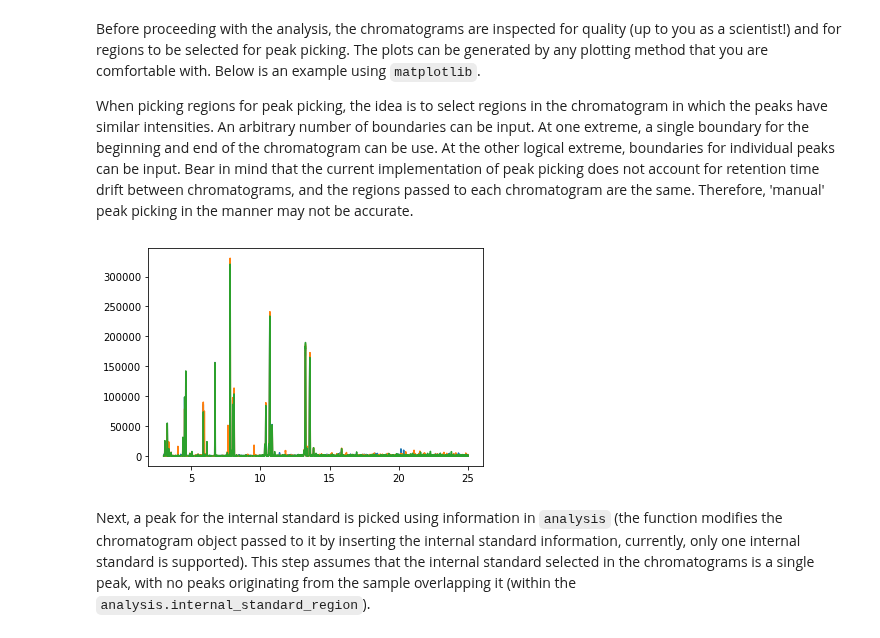
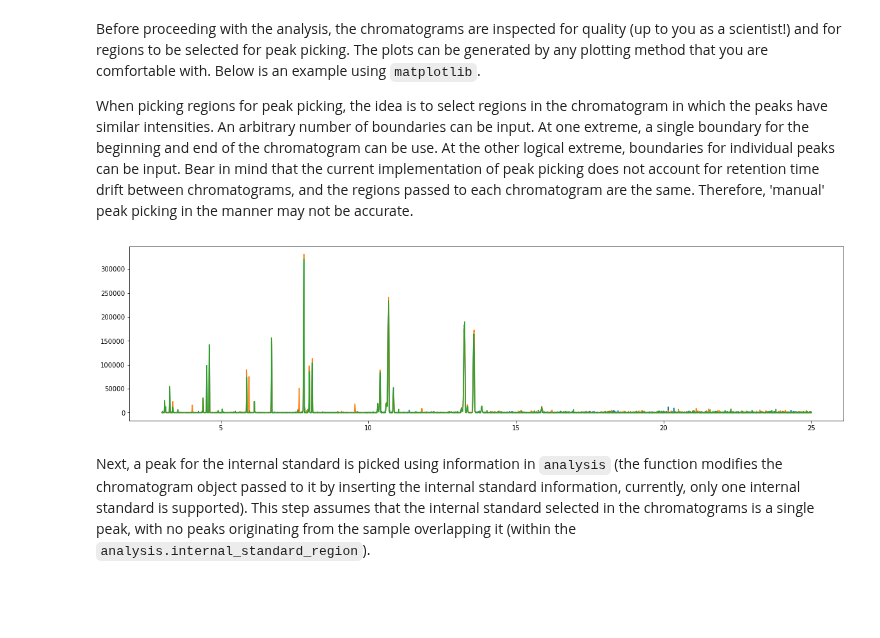
Before and after one commit to Will-Robin/ChromProcess, a Jupyter notebook: ChromProcess_Introduction_1.ipynb, the cells around one changed output. Cells and saved outputs as stored; diff of their text form; code cells hidden in the pictures; blank space fills up the shorter version.

```diff
--- a/ChromProcess_Introduction_1.ipynb
+++ b/ChromProcess_Introduction_1.ipynb
@@ -109,13 +109,12 @@ When picking regions for peak picking, the idea is to select regions in the chro
 # %%
 import matplotlib.pyplot as plt
 
-fig, ax = plt.subplots()
-
+fig, ax = plt.subplots(figsize = (20,5))
 for c in chroms:
     ax.plot(c.time, c.signal, label = c.filename)
 plt.show()
 # %% [output]
-[figure, old version]
+[figure, new version]
 # %%
 from ChromProcess.Loading import analysis_from_toml
 from ChromProcess.Loading import conditions_from_toml
```
Also changed, not shown: parts of 4 cells of this notebook, 3 other files.
